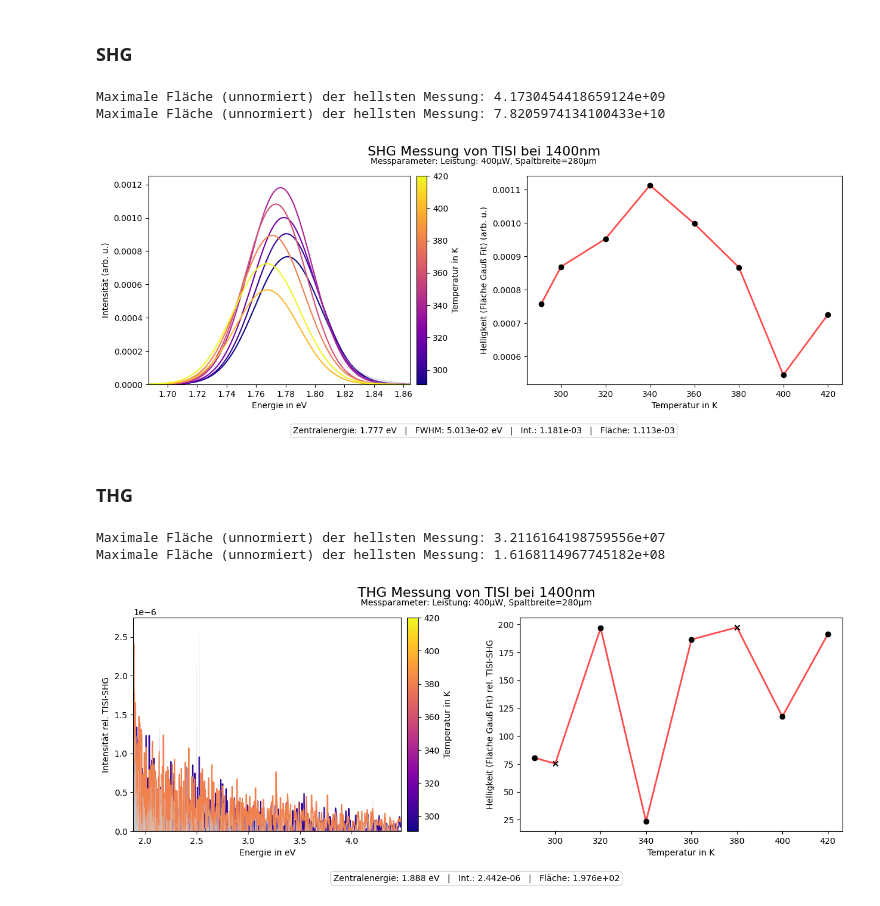
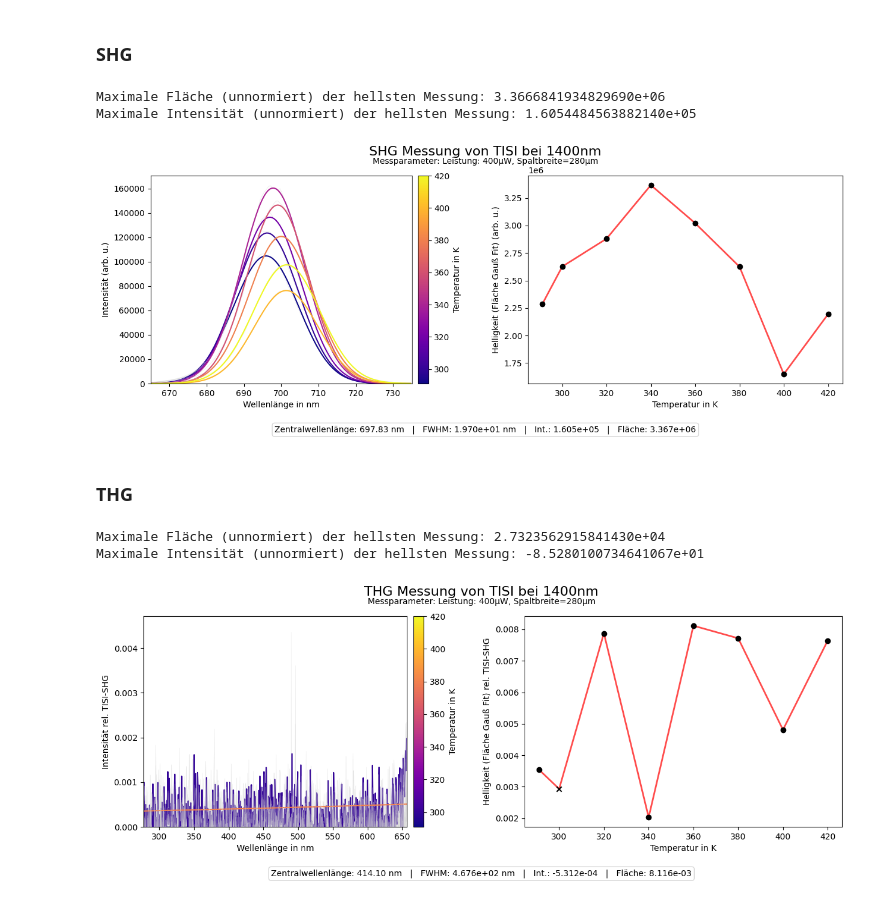
Before and after one commit to FlorianAdamczyk/auswertung_neu, a Jupyter notebook: 2025-05-27 Auswertung TCBC TBBB LNO/Auswertung mit Python.ipynb, the cells around one changed output. Drawn from its saved outputs; the diff is of its cells as text; code cells hidden in the pictures.

Commit message:
created all enery and wavelenth plots

```diff
--- a/2025-05-27 Auswertung TCBC TBBB LNO/Auswertung mit Python.ipynb
+++ b/2025-05-27 Auswertung TCBC TBBB LNO/Auswertung mit Python.ipynb
@@ -67,7 +67,7 @@ def _compute_fwhm_from_discrete(x, y, ymax=None):
         return None
     return abs(right - left)
 # %%
-def NLO_plot(middle_value, difference, filepath, suptitle, filename_prefix, reference=False, compare=True, power="333µW", slit_width="210µm", plotting="energy", normalisationfactor=3.75e+12, norm_intensitaet=6.62e+13, refmeas="LNO-SHG"):
+def NLO_plot(middle_value, difference, filepath, suptitle, filename_prefix, reference=False, compare=True, power="333µW", slit_width="210µm", plotting="wavelength", normalisationfactor=3.0319909240984292e+09, norm_intensitaet=1.3130982279906036e+08, refmeas="LNO-SHG"):
     # Suffix für Dateiname wenn wavelength gepottet wird
     if plotting.lower() != "energy":
         filename_prefix += "_wavelength"
@@ -277,7 +277,7 @@ def NLO_plot(middle_value, difference, filepath, suptitle, filename_prefix, refe
 
         # Ausgabe der maximalen unnormierten Fläche
         print(f"Maximale Fläche (unnormiert) der hellsten Messung: {best.get('area'):.16e}")
-        print(f"Maximale Fläche (unnormiert) der hellsten Messung: {best.get('height'):.16e}")
+        print(f"Maximale Intensität (unnormiert) der hellsten Messung: {best.get('height'):.16e}")
         lam0 = best.get('mean', None)
         fwhm = best.get('fwhm', None)
         hoehe = best.get('height', None)
@@ -513,28 +516,31 @@ NLO_plot(
     power="400µW",
     slit_width="280µm",
     compare=False,
-    reference=False
+    reference=False,
+    normalisationfactor=1,
+    norm_intensitaet=1
 )
 # %% [output]
-Maximale Fläche (unnormiert) der hellsten Messung: 4.1730454418659124e+09
-Maximale Fläche (unnormiert) der hellsten Messung: 7.8205974134100433e+10
+Maximale Fläche (unnormiert) der hellsten Messung: 3.3666841934829690e+06
+Maximale Intensität (unnormiert) der hellsten Messung: 1.6054484563882140e+05
-[figure, old version]
+[figure, new version]
 # %% [markdown]
 ### THG
 # %%
 NLO_plot(
     middle_value=467,
     difference=190,
     filepath='TISI_400uW_1400nm/*.asc',
     suptitle='THG Messung von TISI bei 1400nm',
     filename_prefix='TISI_THG',
     power="400µW",
     slit_width="280µm",
     compare=True,
-    normalisationfactor=162541.0,
+    normalisationfactor=3.3666841934829690e+06,
+    norm_intensitaet=1.6054484563882140e+05,
     refmeas="TISI-SHG"
 )
 # %% [output]
-Maximale Fläche (unnormiert) der hellsten Messung: 3.2116164198759556e+07
-Maximale Fläche (unnormiert) der hellsten Messung: 1.6168114967745182e+08
+Maximale Fläche (unnormiert) der hellsten Messung: 2.7323562915841430e+04
+Maximale Intensität (unnormiert) der hellsten Messung: -8.5280100734641067e+01
-[figure, old version]
+[figure, new version]
```
Also changed, not shown: parts of 8 cells of this notebook, 40 other files.
